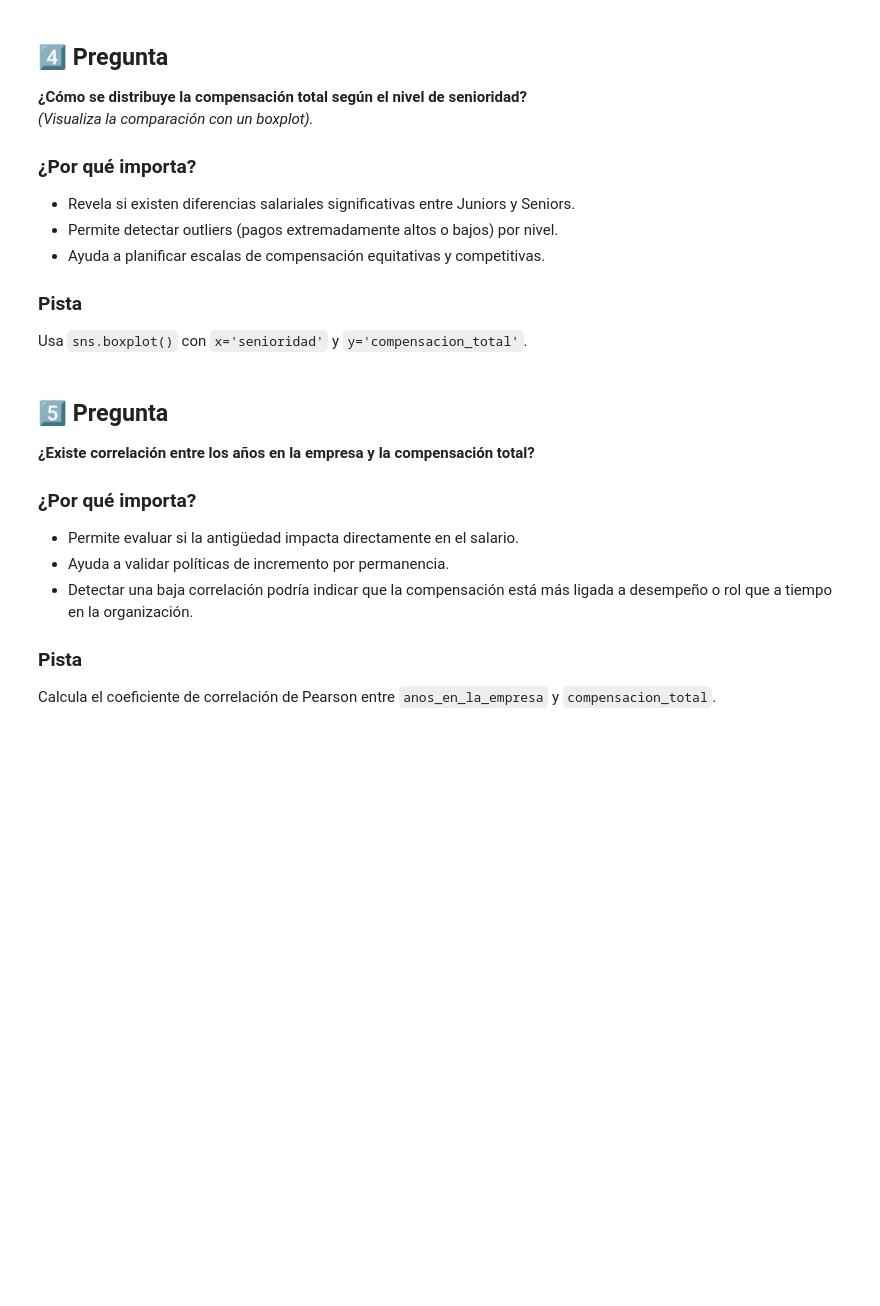
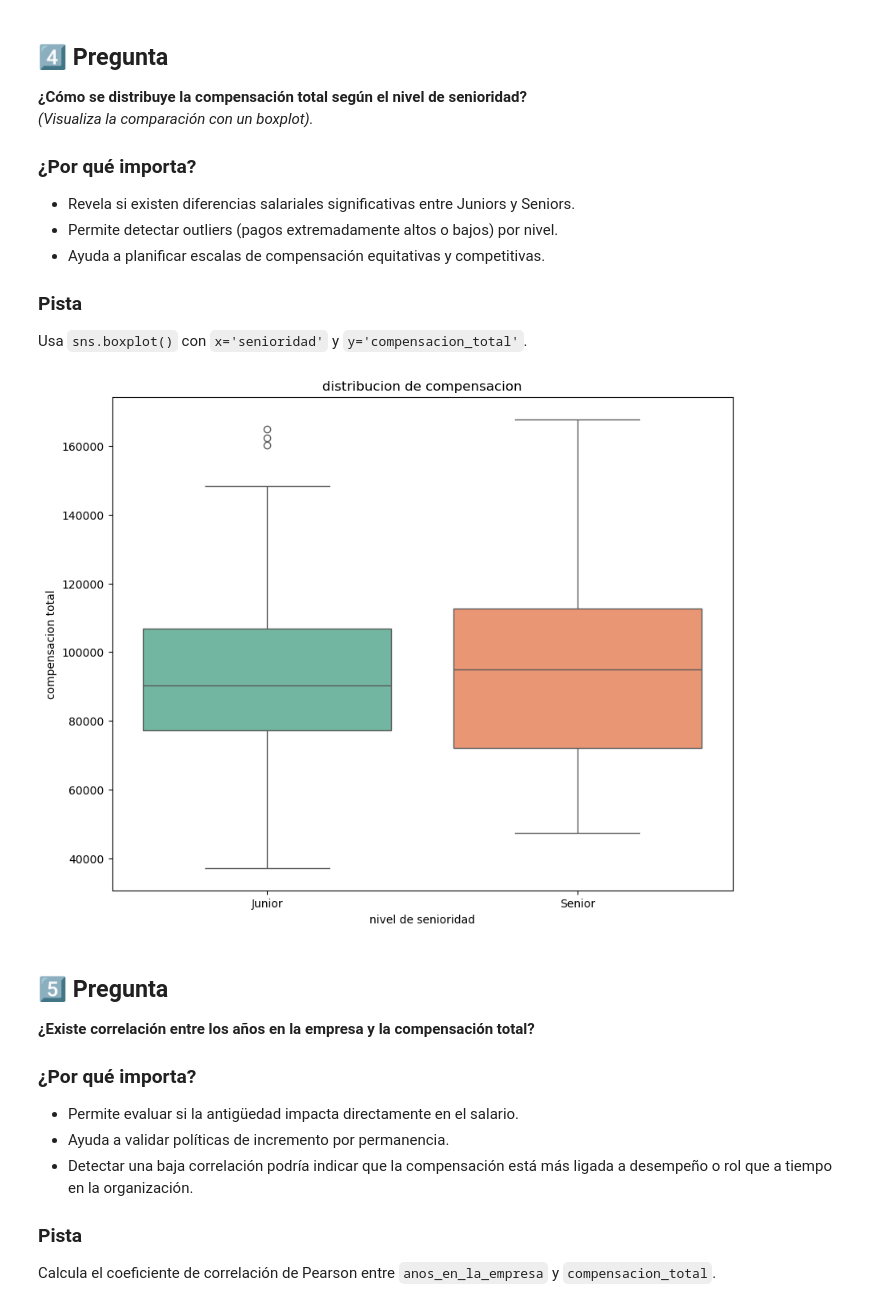
Before and after one commit to daseiba/pydatapanama-cursos, a Jupyter notebook: cursos/analisis_datos/notebooks/pyda_modulo04_mmenottih.ipynb, the cells around one changed output. Drawn from its saved outputs; the diff is of its cells as text; code cells hidden in the pictures; blank space fills up the shorter version.

```diff
--- a/cursos/analisis_datos/notebooks/pyda_modulo04_mmenottih.ipynb
+++ b/cursos/analisis_datos/notebooks/pyda_modulo04_mmenottih.ipynb
@@ -137,6 +138,14 @@ df_avg_por_pais.head()
 Usa `sns.boxplot()` con `x='senioridad'` y `y='compensacion_total'`.
 # %%
 # Boxplot de compensación total por nivel de senioridad
+plt.figure(figsize=(10, 8))
+sns.boxplot(data=df_salarios_pais, x='senioridad', y='compensacion_total', palette='Set2', hue='senioridad')
+plt.title('distribucion de compensacion')
+plt.ylabel('compensacion total')
+plt.xlabel('nivel de senioridad')
+plt.show()
+# %% [output]
+[figure, added]
 # %% [markdown]
 ## 5️⃣ Pregunta
 **¿Existe correlación entre los años en la empresa y la compensación total?**
```
Also changed, not shown: parts of 21 cells of this notebook.
